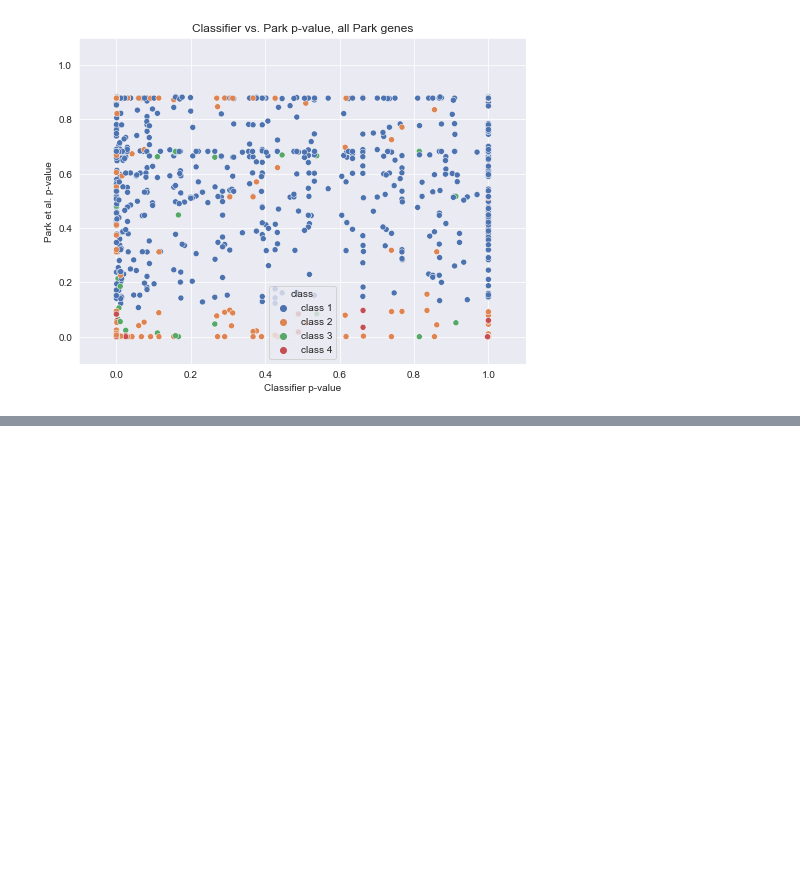
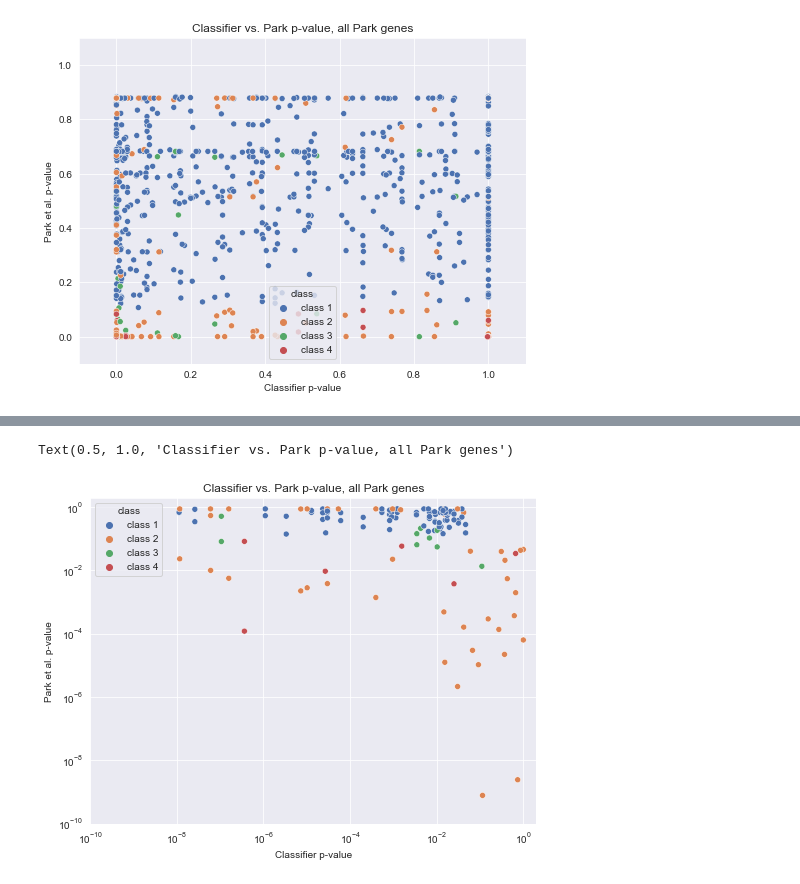
Before and after one commit to greenelab/mutation-fn, a Jupyter notebook: 3_park_analysis.ipynb, the cells around one changed output, grey strips where cells are left out. Saved outputs shown, nothing was run; the diff lists cells and outputs as text; code cells hidden in the pictures; blank space fills up the shorter version.

```diff
--- a/3_park_analysis.ipynb
+++ b/3_park_analysis.ipynb
@@ -545,0 +584,17 @@ Text(0.5, 1.0, 'Classifier vs. Park p-value, all Park genes')
+# %%
+class_order = ['class 1', 'class 2', 'class 3', 'class 4']
+sns.set({'figure.figsize': (8, 6)})
+sns.scatterplot(data=new_pair_df[((new_pair_df.reject_null_park) |
+                                 (new_pair_df.reject_null_classifier)) &
+                                 (new_pair_df.reject_null_class2)],
+                x='classifier_pval', y='park_pval', hue='class', hue_order=class_order)
+plt.xscale('log')
+plt.yscale('log')
+plt.xlim(10**-10, 10**0+1)
+plt.ylim(10**-10, 10**0+1)
+plt.xlabel('Classifier p-value')
+plt.ylabel('Park et al. p-value')
+plt.title('Classifier vs. Park p-value, all Park genes')
+# %% [output]
+Text(0.5, 1.0, 'Classifier vs. Park p-value, all Park genes')
+[figure, added]
```
Also changed, not shown: parts of 9 cells of this notebook, 2 other files.
